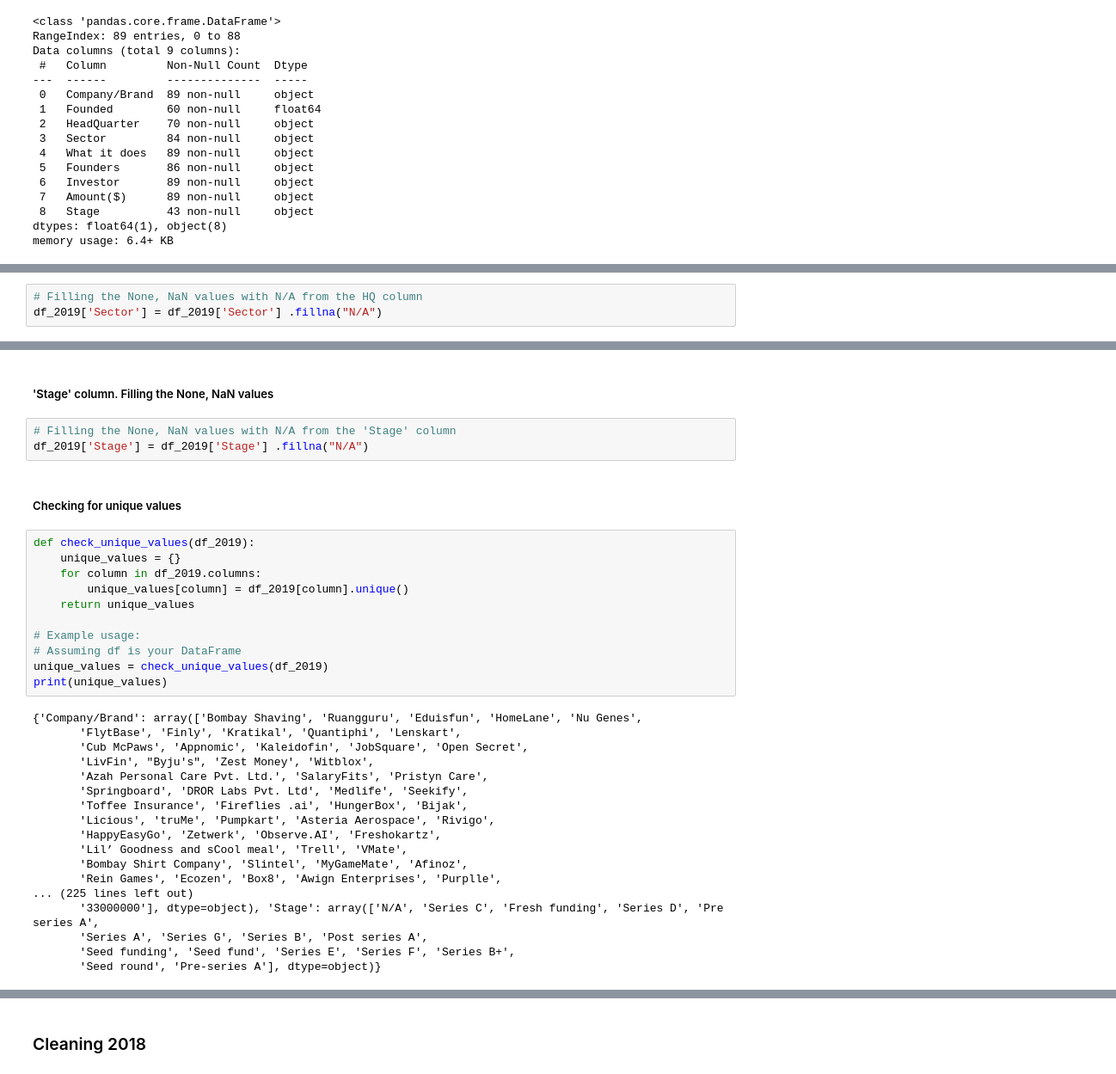
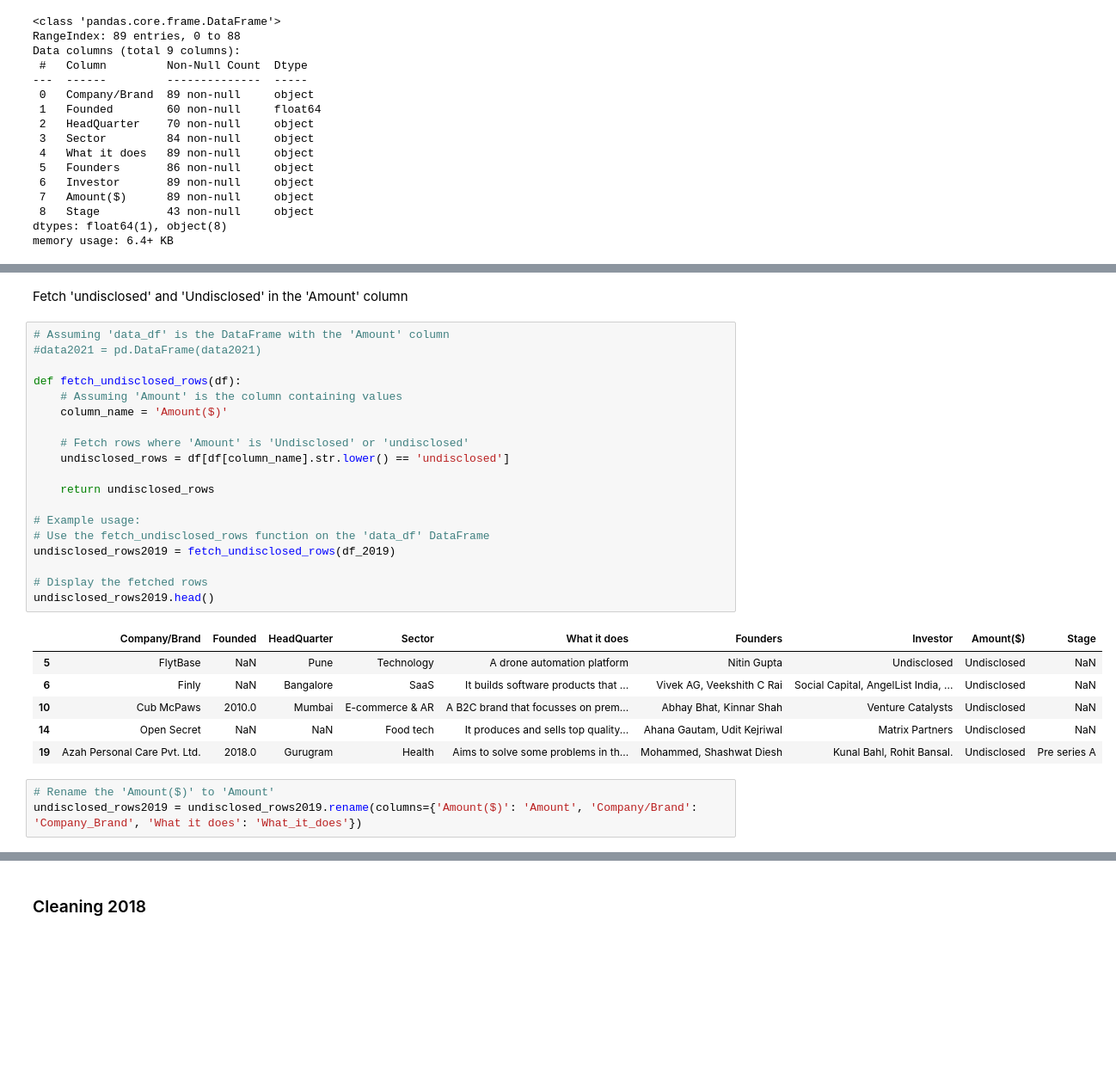
Before and after one commit to GeGe-K/Startup-Ecosystem, a Jupyter notebook: jupyter.ipynb, the cells around one changed output, grey strips where cells are left out. Shown at 86% size. Cells and saved outputs as stored; diff of their text form; blank space fills up the shorter version.

```diff
--- a/jupyter.ipynb
+++ b/jupyter.ipynb
@@ -946,3 +918,0 @@ df_2019['HeadQuarter'] = df_2019['HeadQuarter'] .fillna("N/A")
-# %%
-# Filling the None, NaN values with N/A from the HQ column
-df_2019['Sector'] = df_2019['Sector'] .fillna("N/A")
@@ -972,36 +919,31 @@ ValueError: could not convert string to float: 'Undisclosed'
-# %% [markdown]
-##### 'Stage' column. Filling the None, NaN values
-# %%
-# Filling the None, NaN values with N/A from the 'Stage' column
-df_2019['Stage'] = df_2019['Stage'] .fillna("N/A")
-# %% [markdown]
-##### Checking for unique values
-# %%
-def check_unique_values(df_2019):
-    unique_values = {}
-    for column in df_2019.columns:
-        unique_values[column] = df_2019[column].unique()
-    return unique_values
-
-# Example usage:
-# Assuming df is your DataFrame
-unique_values = check_unique_values(df_2019)
-print(unique_values)
-# %% [output]
-{'Company/Brand': array(['Bombay Shaving', 'Ruangguru', 'Eduisfun', 'HomeLane', 'Nu Genes',
-       'FlytBase', 'Finly', 'Kratikal', 'Quantiphi', 'Lenskart',
-       'Cub McPaws', 'Appnomic', 'Kaleidofin', 'JobSquare', 'Open Secret',
-       'LivFin', "Byju's", 'Zest Money', 'Witblox',
-       'Azah Personal Care Pvt. Ltd.', 'SalaryFits', 'Pristyn Care',
-       'Springboard', 'DROR Labs Pvt. Ltd', 'Medlife', 'Seekify',
-       'Toffee Insurance', 'Fireflies .ai', 'HungerBox', 'Bijak',
-       'Licious', 'truMe', 'Pumpkart', 'Asteria Aerospace', 'Rivigo',
-       'HappyEasyGo', 'Zetwerk', 'Observe.AI', 'Freshokartz',
-       'Lil’ Goodness and sCool meal', 'Trell', 'VMate',
-       'Bombay Shirt Company', 'Slintel', 'MyGameMate', 'Afinoz',
-       'Rein Games', 'Ecozen', 'Box8', 'Awign Enterprises', 'Purplle',
-... (225 lines left out)
-       '33000000'], dtype=object), 'Stage': array(['N/A', 'Series C', 'Fresh funding', 'Series D', 'Pre series A',
-       'Series A', 'Series G', 'Series B', 'Post series A',
-       'Seed funding', 'Seed fund', 'Series E', 'Series F', 'Series B+',
-       'Seed round', 'Pre-series A'], dtype=object)}
+# %% [markdown]
+Fetch 'undisclosed' and 'Undisclosed' in the 'Amount' column
+# %%
+# Assuming 'data_df' is the DataFrame with the 'Amount' column
+#data2021 = pd.DataFrame(data2021)
+
+def fetch_undisclosed_rows(df):
+    # Assuming 'Amount' is the column containing values
+    column_name = 'Amount($)'
+
+    # Fetch rows where 'Amount' is 'Undisclosed' or 'undisclosed'
+    undisclosed_rows = df[df[column_name].str.lower() == 'undisclosed']
+
+    return undisclosed_rows
+
+# Example usage:
+# Use the fetch_undisclosed_rows function on the 'data_df' DataFrame
+undisclosed_rows2019 = fetch_undisclosed_rows(df_2019)
+
+# Display the fetched rows
+undisclosed_rows2019.head()
+# %% [output]
+|  | Company/Brand | Founded | HeadQuarter | Sector | What it does | Founders | Investor | Amount($) | Stage |
+| 5 | FlytBase | NaN | Pune | Technology | A drone automation platform | Nitin Gupta | Undisclosed | Undisclosed | NaN |
+| 6 | Finly | NaN | Bangalore | SaaS | It builds software products that ... | Vivek AG, Veekshith C Rai | Social Capital, AngelList India, ... | Undisclosed | NaN |
+| 10 | Cub McPaws | 2010.0 | Mumbai | E-commerce & AR | A B2C brand that focusses on prem... | Abhay Bhat, Kinnar Shah | Venture Catalysts | Undisclosed | NaN |
+| 14 | Open Secret | NaN | NaN | Food tech | It produces and sells top quality... | Ahana Gautam, Udit Kejriwal | Matrix Partners | Undisclosed | NaN |
+| 19 | Azah Personal Care Pvt. Ltd. | 2018.0 | Gurugram | Health | Aims to solve some problems in th... | Mohammed, Shashwat Diesh | Kunal Bahl, Rohit Bansal. | Undisclosed | Pre series A |
+# %%
+# Rename the 'Amount($)' to 'Amount'
+undisclosed_rows2019 = undisclosed_rows2019.rename(columns={'Amount($)': 'Amount', 'Company/Brand': 'Company_Brand', 'What it does': 'What_it_does'})
```
Also changed, not shown: parts of 29 cells of this notebook.
